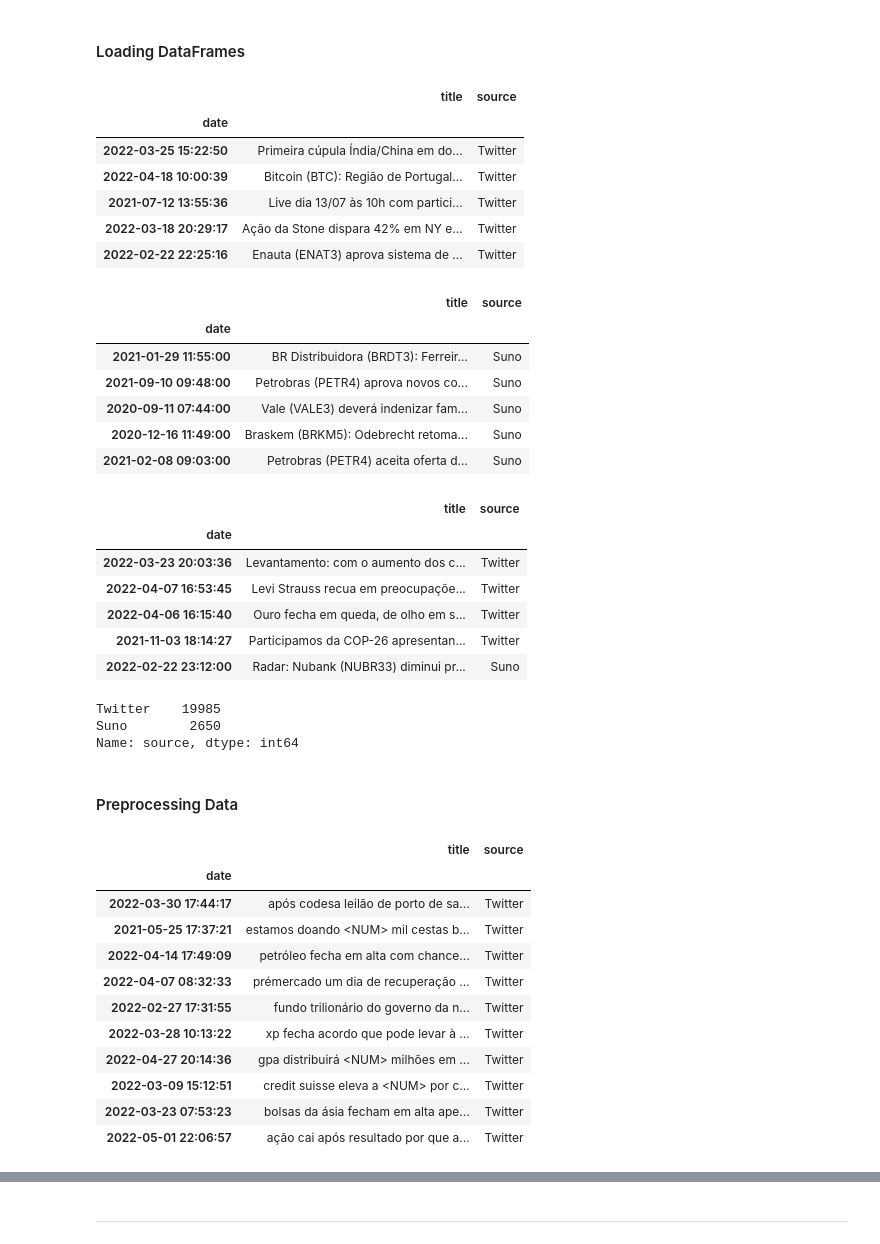
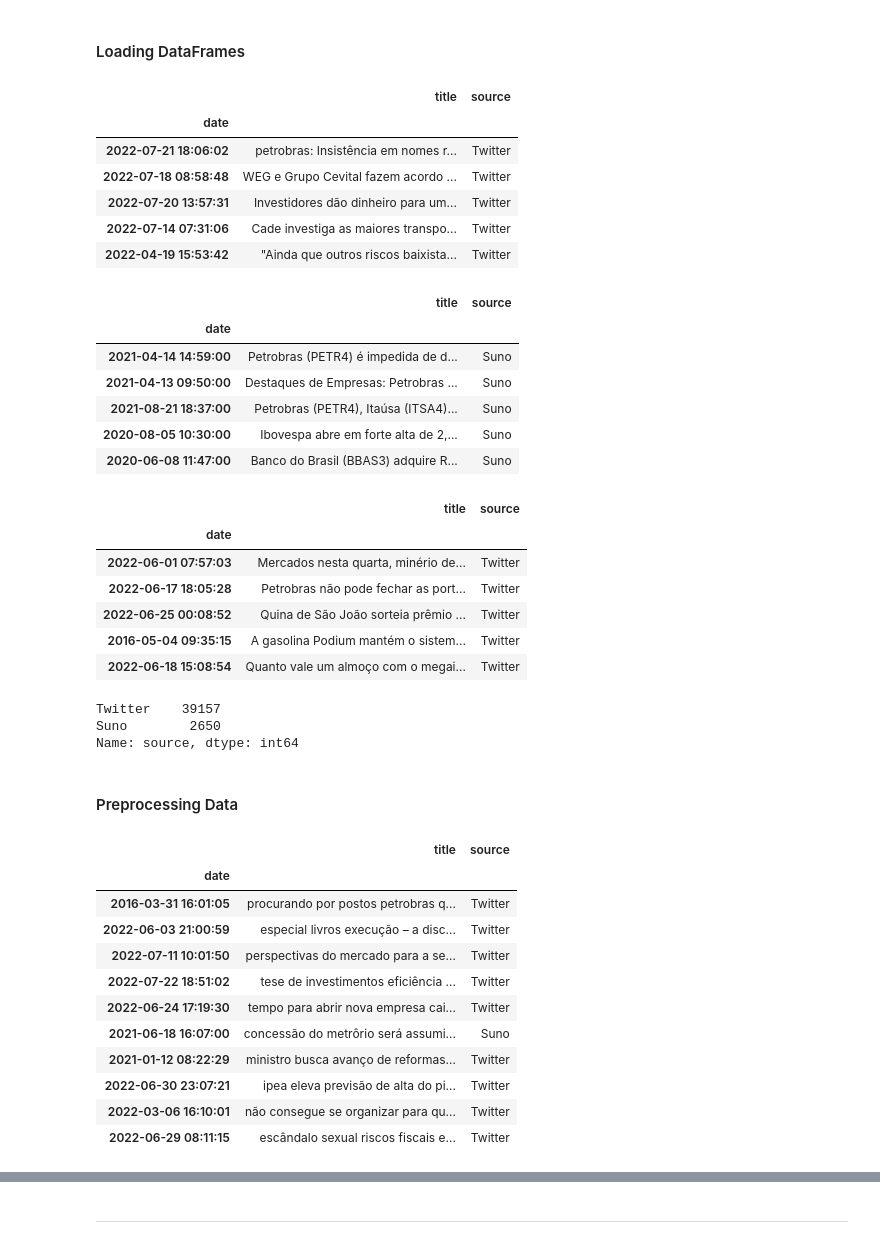
Before and after one commit to mso13/Mestrado_PPGI, a Jupyter notebook: src/sentiment_classifier/Snorkel Sentiment Classifier.ipynb, the cells around one changed output, grey strips where cells are left out. Saved outputs shown, nothing was run; the diff lists cells and outputs as text; code cells hidden in the pictures.

```diff
--- a/src/sentiment_classifier/Snorkel Sentiment Classifier.ipynb
+++ b/src/sentiment_classifier/Snorkel Sentiment Classifier.ipynb
@@ -19,7 +19,7 @@ pd.set_option('display.max_colwidth', None)
 #### Loading DataFrames
 # %%
 # Twitter
-df_twitter = pd.read_pickle('../crawlers/twitter/twitter_df.pkl')
+df_twitter = pd.read_pickle('../crawlers/twitter/all_tweets.pkl')
 df_twitter.rename(columns={'text':'title'}, inplace=True)
 df_twitter = df_twitter[['title']]
 df_twitter['source'] = 'Twitter'
@@ -28,25 +28,25 @@ df_twitter.sample(5)
 # %% [output]
 |  | title | source |
 | date |  |  |
-| 2022-03-25 15:22:50 | Primeira cúpula Índia/China em do... | Twitter |
-| 2022-04-18 10:00:39 | Bitcoin (BTC): Região de Portugal... | Twitter |
-| 2021-07-12 13:55:36 | Live dia 13/07 às 10h com partici... | Twitter |
-| 2022-03-18 20:29:17 | Ação da Stone dispara 42% em NY e... | Twitter |
-| 2022-02-22 22:25:16 | Enauta (ENAT3) aprova sistema de ... | Twitter |
+| 2022-07-21 18:06:02 | petrobras: Insistência em nomes r... | Twitter |
+| 2022-07-18 08:58:48 | WEG e Grupo Cevital fazem acordo ... | Twitter |
+| 2022-07-20 13:57:31 | Investidores dão dinheiro para um... | Twitter |
+| 2022-07-14 07:31:06 | Cade investiga as maiores transpo... | Twitter |
+| 2022-04-19 15:53:42 | "Ainda que outros riscos baixista... | Twitter |
 # %%
-# News Headlines
-df_news = pd.read_pickle('../crawlers/suno/news_df.pkl')
+# News Headlines from Suno Research
+df_news = pd.read_pickle('../crawlers/suno/all_news_suno.pkl')
 df_news = df_news[['title']]
 df_news['source'] = 'Suno'
 df_news.sample(5)
 # %% [output]
 |  | title | source |
 | date |  |  |
-| 2021-01-29 11:55:00 | BR Distribuidora (BRDT3): Ferreir... | Suno |
-| 2021-09-10 09:48:00 | Petrobras (PETR4) aprova novos co... | Suno |
-| 2020-09-11 07:44:00 | Vale (VALE3) deverá indenizar fam... | Suno |
-| 2020-12-16 11:49:00 | Braskem (BRKM5): Odebrecht retoma... | Suno |
-| 2021-02-08 09:03:00 | Petrobras (PETR4) aceita oferta d... | Suno |
+| 2021-04-14 14:59:00 | Petrobras (PETR4) é impedida de d... | Suno |
+| 2021-04-13 09:50:00 | Destaques de Empresas: Petrobras ... | Suno |
+| 2021-08-21 18:37:00 | Petrobras (PETR4), Itaúsa (ITSA4)... | Suno |
+| 2020-08-05 10:30:00 | Ibovespa abre em forte alta de 2,... | Suno |
+| 2020-06-08 11:47:00 | Banco do Brasil (BBAS3) adquire R... | Suno |
 # %%
 # Append all dataframes
 
@@ -61,15 +61,15 @@ df_full.sample(5)
 # %% [output]
 |  | title | source |
 | date |  |  |
-| 2022-03-23 20:03:36 | Levantamento: com o aumento dos c... | Twitter |
-| 2022-04-07 16:53:45 | Levi Strauss recua em preocupaçõe... | Twitter |
-| 2022-04-06 16:15:40 | Ouro fecha em queda, de olho em s... | Twitter |
-| 2021-11-03 18:14:27 | Participamos da COP-26 apresentan... | Twitter |
-| 2022-02-22 23:12:00 | Radar: Nubank (NUBR33) diminui pr... | Suno |
+| 2022-06-01 07:57:03 | Mercados nesta quarta, minério de... | Twitter |
+| 2022-06-17 18:05:28 | Petrobras não pode fechar as port... | Twitter |
+| 2022-06-25 00:08:52 | Quina de São João sorteia prêmio ... | Twitter |
+| 2016-05-04 09:35:15 | A gasolina Podium mantém o sistem... | Twitter |
+| 2022-06-18 15:08:54 | Quanto vale um almoço com o megai... | Twitter |
 # %%
 df_full.source.value_counts()
 # %% [output]
-Twitter    19985
+Twitter    39157
 Suno        2650
 Name: source, dtype: int64
 # %% [markdown]
@@ -121,9 +121,10 @@ def remove_links(sentence):
 
     return new_sentece
 # %%
-# 1. Aplicar preprocessamento nos títulos e textos completos
-
 def apply_preprocessing(df_input: pd.DataFrame) -> pd.DataFrame:
+    """
+    Aplica preprocessamento nos títulos e textos completos
+    """
 
     df = df_input.copy()
 
@@ -174,18 +175,18 @@ def apply_preprocessing(df_input: pd.DataFrame) -> pd.DataFrame:
 
     return df
 # %%
-df_full_preprocessed = apply_preprocessing(df_full)
+df_full_preprocessed = apply_preprocessing(df_input=df_full)
 df_full_preprocessed.sample(10)
 # %% [output]
 |  | title | source |
 | date |  |  |
-| 2022-03-30 17:44:17 | após codesa leilão de porto de sa... | Twitter |
-| 2021-05-25 17:37:21 | estamos doando <NUM> mil cestas b... | Twitter |
-| 2022-04-14 17:49:09 | petróleo fecha em alta com chance... | Twitter |
-| 2022-04-07 08:32:33 | prémercado um dia de recuperação ... | Twitter |
-| 2022-02-27 17:31:55 | fundo trilionário do governo da n... | Twitter |
-| 2022-03-28 10:13:22 | xp fecha acordo que pode levar à ... | Twitter |
-| 2022-04-27 20:14:36 | gpa distribuirá <NUM> milhões em ... | Twitter |
-| 2022-03-09 15:12:51 | credit suisse eleva a <NUM> por c... | Twitter |
-| 2022-03-23 07:53:23 | bolsas da ásia fecham em alta ape... | Twitter |
-| 2022-05-01 22:06:57 | ação cai após resultado por que a... | Twitter |
+| 2016-03-31 16:01:05 | procurando por postos petrobras q... | Twitter |
+| 2022-06-03 21:00:59 | especial livros execução – a disc... | Twitter |
+| 2022-07-11 10:01:50 | perspectivas do mercado para a se... | Twitter |
+| 2022-07-22 18:51:02 | tese de investimentos eficiência ... | Twitter |
+| 2022-06-24 17:19:30 | tempo para abrir nova empresa cai... | Twitter |
+| 2021-06-18 16:07:00 | concessão do metrôrio será assumi... | Suno |
+| 2021-01-12 08:22:29 | ministro busca avanço de reformas... | Twitter |
+| 2022-06-30 23:07:21 | ipea eleva previsão de alta do pi... | Twitter |
+| 2022-03-06 16:10:01 | não consegue se organizar para qu... | Twitter |
+| 2022-06-29 08:11:15 | escândalo sexual riscos fiscais e... | Twitter |
```
Also changed, not shown: parts of 9 cells of this notebook, 9 other files.
